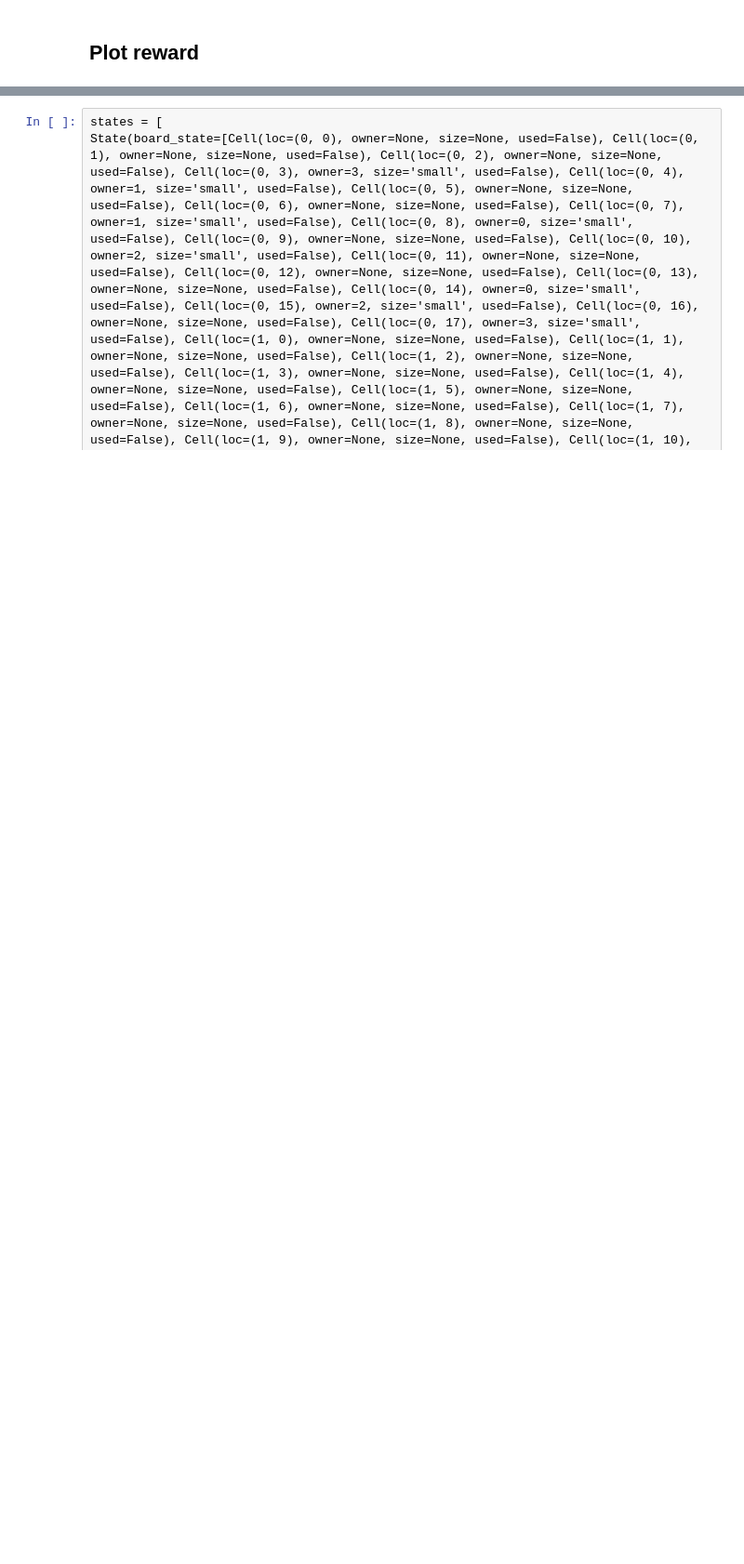
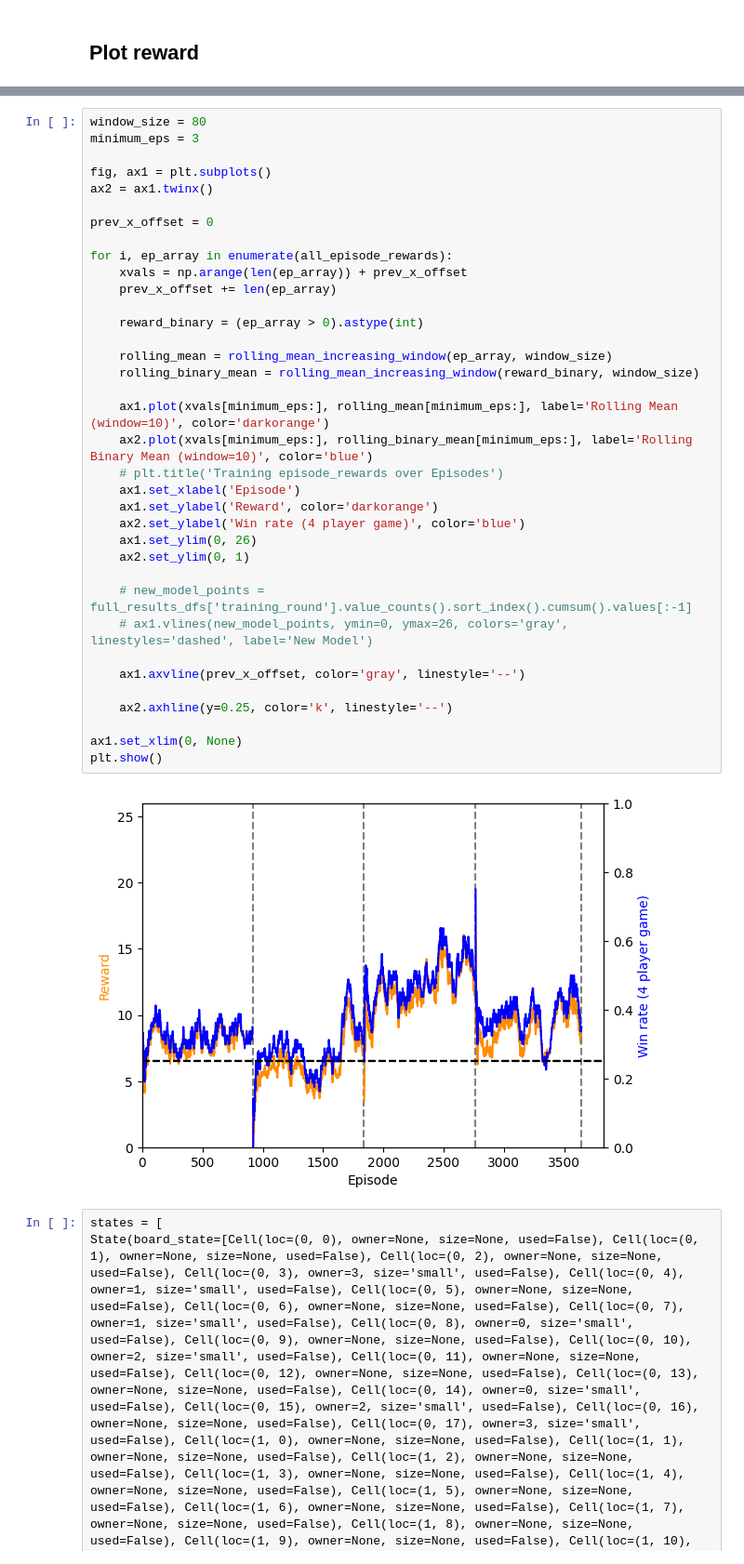
Before and after one commit to ScottVinay/PhotosynthesisAI, a Jupyter notebook: notebooks/analysis.ipynb, the cells around one changed output, grey strips where cells are left out. Shown: that part at 93% size. Saved outputs shown, nothing was run; the diff lists cells and outputs as text; blank space fills up the shorter version.

```diff
--- a/notebooks/analysis.ipynb
+++ b/notebooks/analysis.ipynb
@@ -58,2 +99,40 @@ plt.show()
+# %%
+window_size = 80
+minimum_eps = 3
+
+fig, ax1 = plt.subplots()
+ax2 = ax1.twinx()
+
+prev_x_offset = 0
+
+for i, ep_array in enumerate(all_episode_rewards):
+    xvals = np.arange(len(ep_array)) + prev_x_offset
+    prev_x_offset += len(ep_array)
+
+    reward_binary = (ep_array > 0).astype(int)
+
+    rolling_mean = rolling_mean_increasing_window(ep_array, window_size)
+    rolling_binary_mean = rolling_mean_increasing_window(reward_binary, window_size)
+
+    ax1.plot(xvals[minimum_eps:], rolling_mean[minimum_eps:], label='Rolling Mean (window=10)', color='darkorange')
+    ax2.plot(xvals[minimum_eps:], rolling_binary_mean[minimum_eps:], label='Rolling Binary Mean (window=10)', color='blue')
+    # plt.title('Training episode_rewards over Episodes')
+    ax1.set_xlabel('Episode')
+    ax1.set_ylabel('Reward', color='darkorange')
+    ax2.set_ylabel('Win rate (4 player game)', color='blue')
+    ax1.set_ylim(0, 26)
+    ax2.set_ylim(0, 1)
+
+    # new_model_points = full_results_dfs['training_round'].value_counts().sort_index().cumsum().values[:-1]
+    # ax1.vlines(new_model_points, ymin=0, ymax=26, colors='gray', linestyles='dashed', label='New Model')
+
+    ax1.axvline(prev_x_offset, color='gray', linestyle='--')
+
+    ax2.axhline(y=0.25, color='k', linestyle='--')
+
+ax1.set_xlim(0, None)
+plt.show()
+# %% [output]
+[figure, added]
 # %%
 states = [
```
Also changed, not shown: parts of 3 cells of this notebook, 3 other files.
